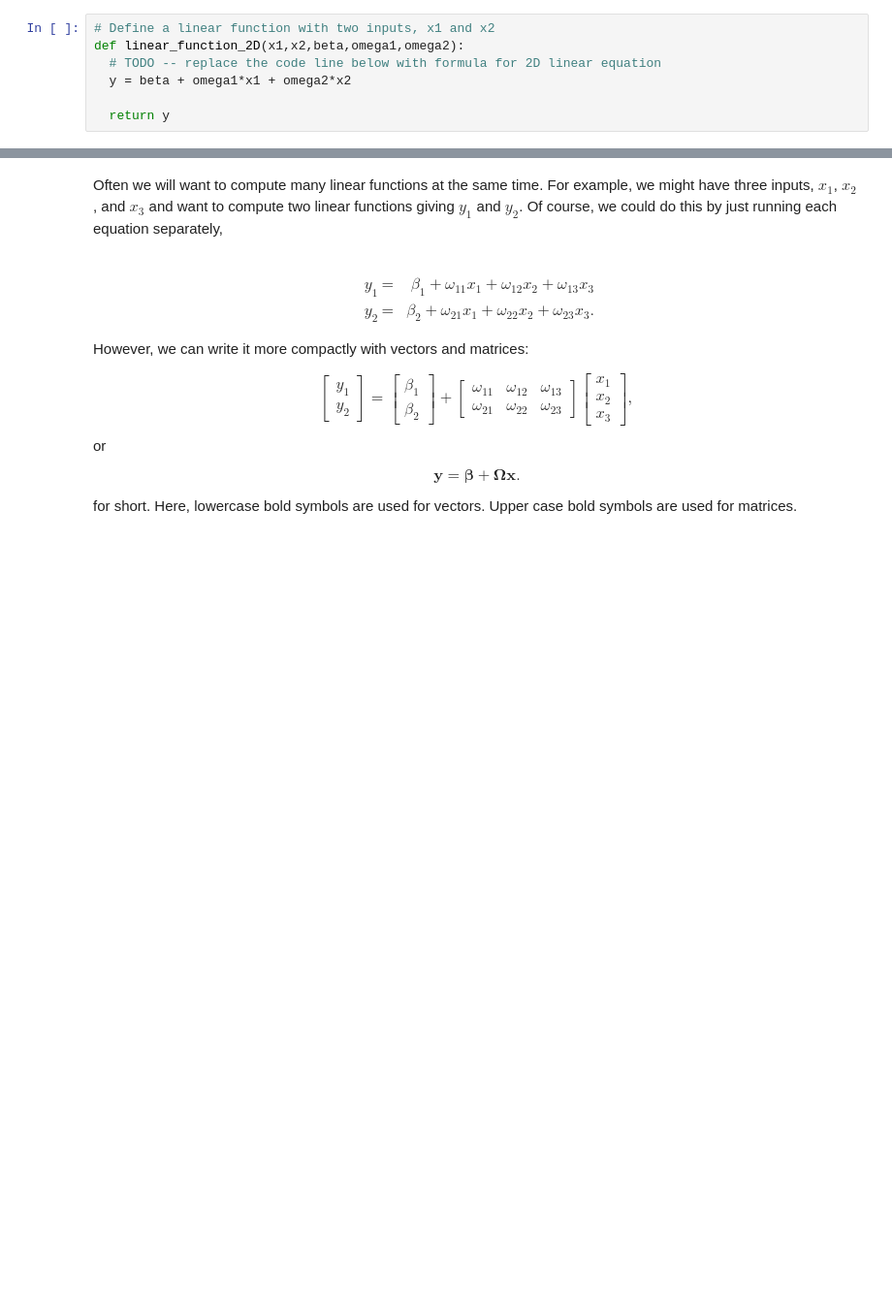
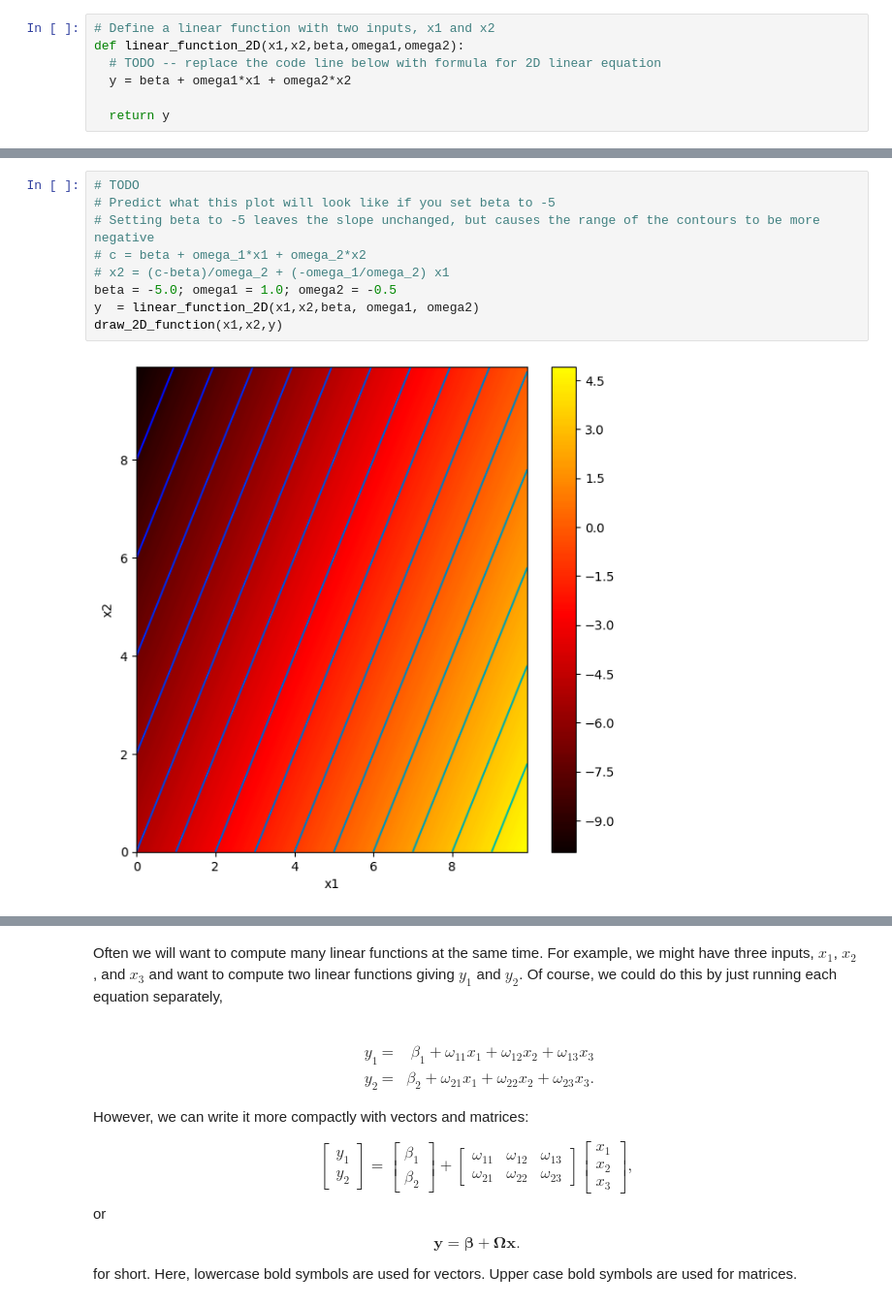
Before and after one commit to deburg0/udlbook, a Jupyter notebook: Notebooks/Chap01/1_1_BackgroundMathematics.ipynb, the cells around one changed output, grey strips where cells are left out. Shown at 97% size. Cells and saved outputs as stored; diff of their text form; blank space fills up the shorter version.

```diff
--- a/Notebooks/Chap01/1_1_BackgroundMathematics.ipynb
+++ b/Notebooks/Chap01/1_1_BackgroundMathematics.ipynb
@@ -106,0 +114,11 @@ draw_2D_function(x1,x2,y)
+# %%
+# TODO
+# Predict what this plot will look like if you set beta to -5
+# Setting beta to -5 leaves the slope unchanged, but causes the range of the contours to be more negative
+# c = beta + omega_1*x1 + omega_2*x2
+# x2 = (c-beta)/omega_2 + (-omega_1/omega_2) x1
+beta = -5.0; omega1 = 1.0; omega2 = -0.5
+y  = linear_function_2D(x1,x2,beta, omega1, omega2)
+draw_2D_function(x1,x2,y)
+# %% [output]
+[figure, added]
```
Also changed, not shown: parts of 4 cells of this notebook.
